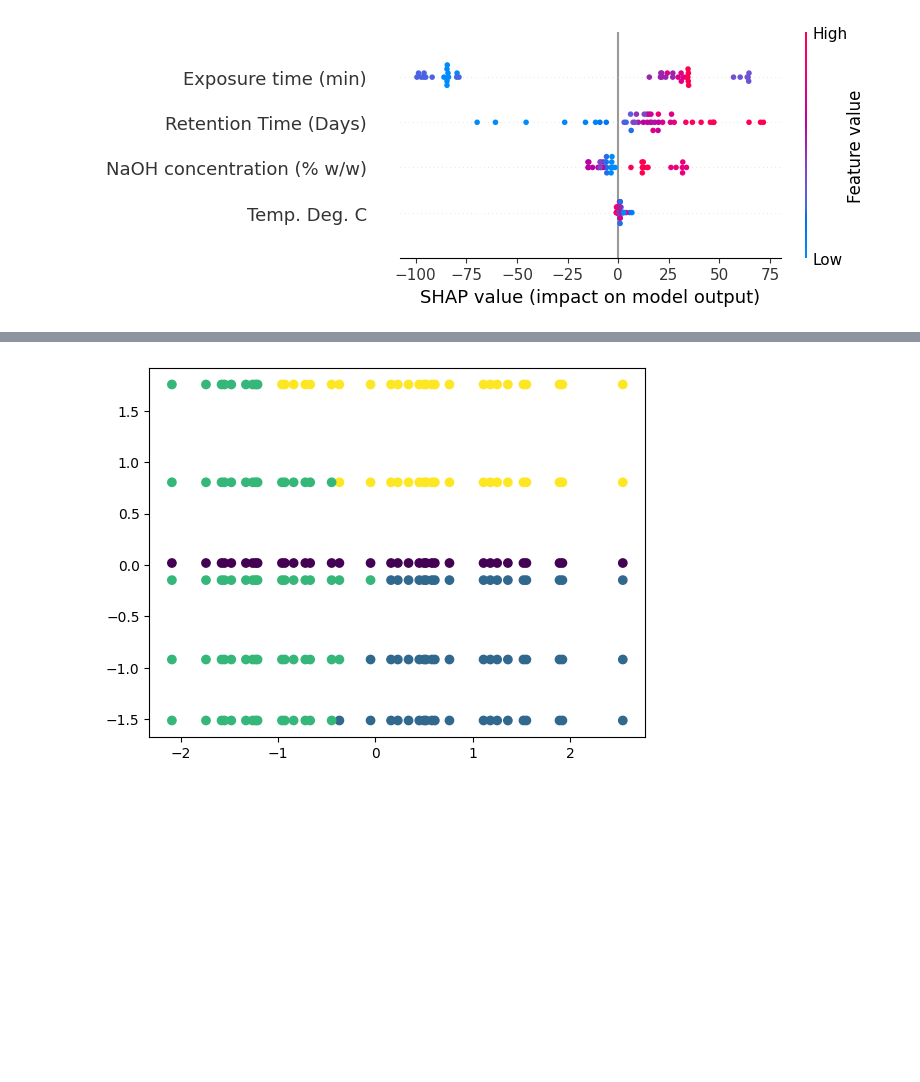
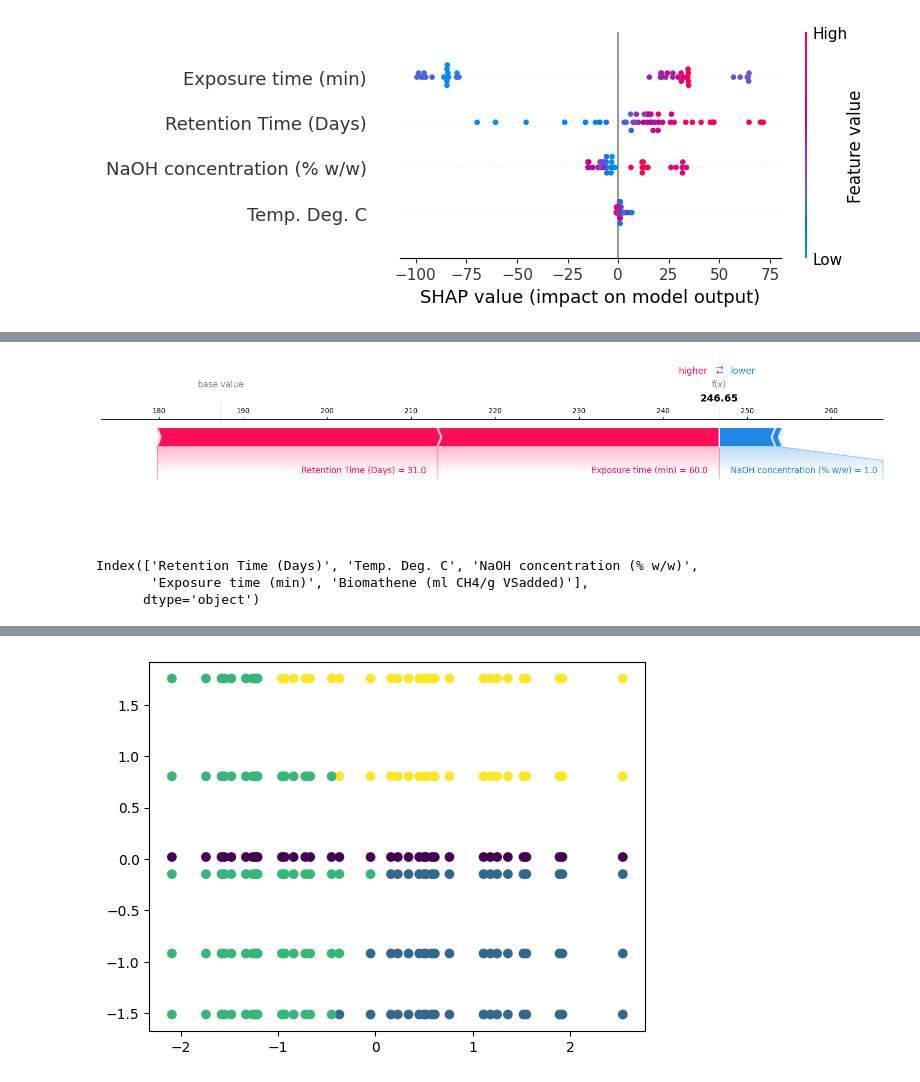
Before and after one commit to iretex/research, a Jupyter notebook: note.ipynb, the cells around one changed output, grey strips where cells are left out. Cells and saved outputs as stored; diff of their text form; code cells hidden in the pictures; blank space fills up the shorter version.

```diff
--- a/note.ipynb
+++ b/note.ipynb
@@ -124,0 +133,10 @@ AssertionError: Summary plots need a matrix of shap_values, not a vector.
+# %%
+shap.plots.force(explainer1.expected_value[0], shap_values[0,:], X_test.iloc[0, :], matplotlib = True)
+# %% [output]
+[figure, added]
+# %%
+df1.columns
+# %% [output]
+Index(['Retention Time (Days)', 'Temp. Deg. C', 'NaOH concentration (% w/w)',
+       'Exposure time (min)', 'Biomathene (ml CH4/g VSadded)'],
+      dtype='object')
```
Also changed, not shown: parts of 4 cells of this notebook.
